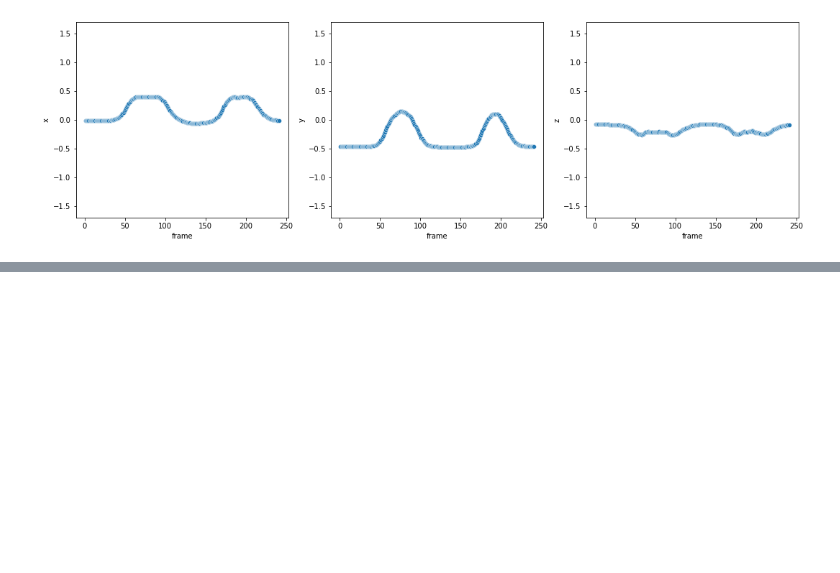
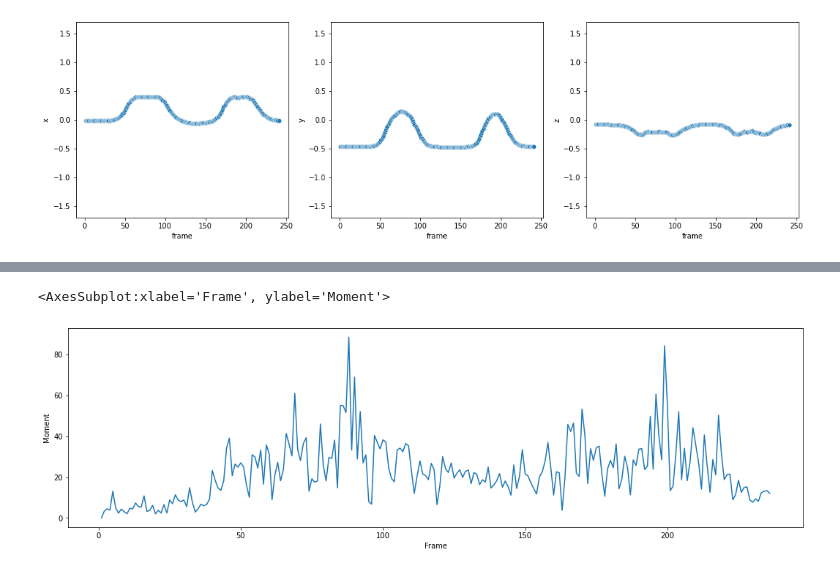
Before and after one commit to Albertlor/URECA, a Jupyter notebook: VideoPose3D/PoseEstimation/database/csv_data/Individual_1/body_part_1.ipynb, the cells around one changed output, grey strips where cells are left out. Cells and saved outputs as stored; diff of their text form; code cells hidden in the pictures; blank space fills up the shorter version.

Commit message:
The pattern of the graph of moment against frame is quite reasonable, but the real value is still not found, need to stabilise the fps
Signed-off-by: Albert <wensinlor@gmail.com>

```diff
--- a/VideoPose3D/PoseEstimation/database/csv_data/Individual_1/body_part_1.ipynb
+++ b/VideoPose3D/PoseEstimation/database/csv_data/Individual_1/body_part_1.ipynb
@@ -145,3 +145,7 @@ for col in cols:
     count += 1
 # %% [output]
 [figure]
+# %%
+df1 = pd.read_csv('moment.csv')
+df1_T = df1.T
+df1_T
@@ -147,0 +166,3 @@ for col in cols:
+# %%
+df1_T.columns = ['Moment']
+df1_T
@@ -147,0 +183,7 @@ for col in cols:
+# %%
+frame1 = []
+for i in range(236):
+    frame1.append(i+1)
+frame1_col = pd.DataFrame(frame1)
+frame1_col.columns = ['Frame']
+frame1_col
@@ -147,0 +204,4 @@ for col in cols:
+# %%
+df1_T.index = frame1_col.index
+new_df1 = pd.concat([df1_T, frame1_col], axis=1)
+new_df1
@@ -147,0 +222,6 @@ for col in cols:
+# %%
+f, axes = plt.subplots(1, 1, figsize=(18, 5))
+sb.lineplot(x=new_df1['Frame'], y=new_df1['Moment'])
+# %% [output]
+<AxesSubplot:xlabel='Frame', ylabel='Moment'>
+[figure, added]
```
Also changed, not shown: parts of 4 cells of this notebook, 5 other files.
